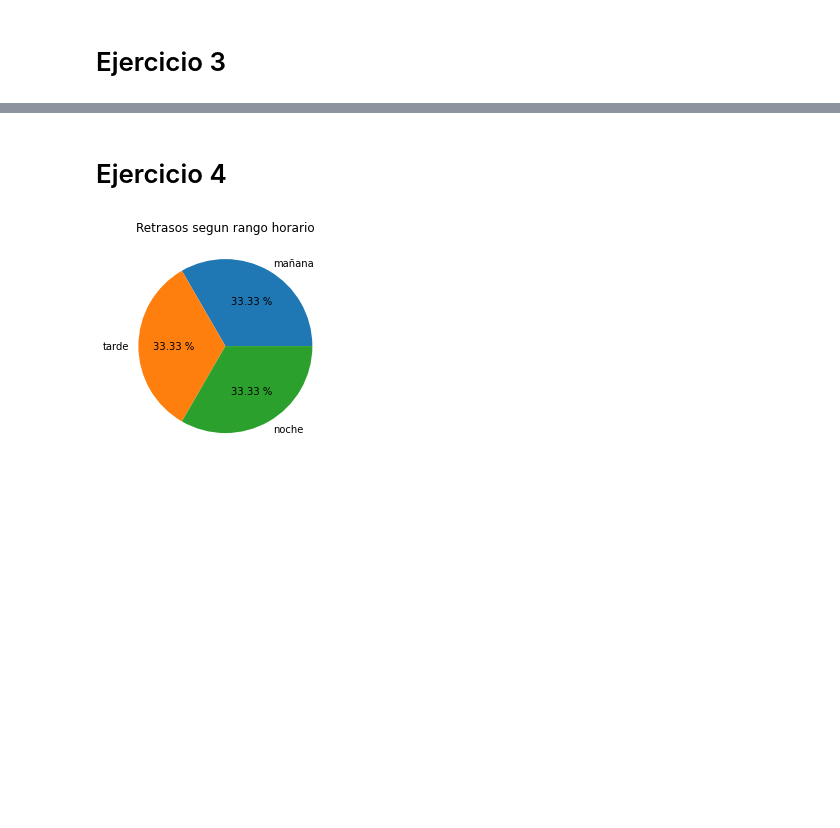
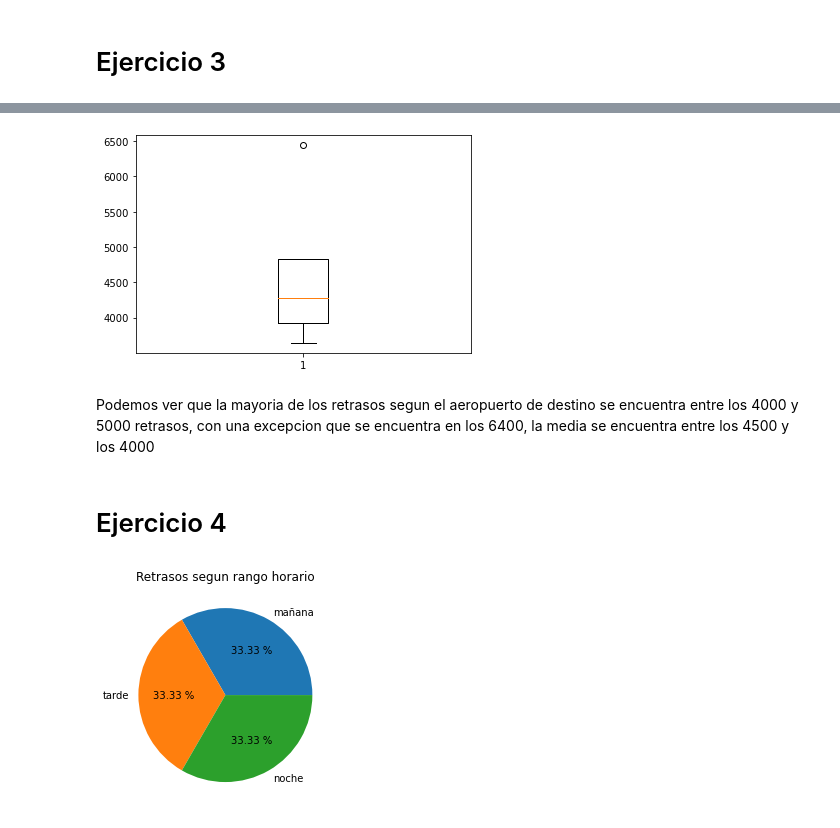
Before and after one commit to roig7/Practicamining1, a Jupyter notebook: LAB01-GRUPORoigChavarri/Practica2Vuelos.ipynb, the cells around one changed output, grey strips where cells are left out. Cells and saved outputs as stored; diff of their text form; code cells hidden in the pictures; blank space fills up the shorter version.

```diff
--- a/LAB01-GRUPORoigChavarri/Practica2Vuelos.ipynb
+++ b/LAB01-GRUPORoigChavarri/Practica2Vuelos.ipynb
@@ -182,0 +182,8 @@ plt.show()
+# %%
+#Sumamos la columna ARR_DEL15 segun el aeropuerto de destino
+#Sumando esta columna obtenemos el numero de veces que el aeropuerto de destino ha tenido retrasos
+retrasos_destino= data.groupby(['DEST_AIRPORT_ID']).agg(SUM=('ARR_DEL15', 'sum'))
+retrasos_destino=pd.DataFrame(retrasos_destino)
+#5 aeropuertos con mas retrasos
+var_destino=retrasos_destino.nlargest(5, 'SUM')
+var_destino
@@ -183,3 +198,12 @@ plt.show()
+# %%
+#Usa los diagramas de cajas donde cada uno de los 5 aeropuertos de destino con mas retrasos.
+x=var_destino['SUM']
+plt.boxplot(x)
+plt.show()
+# %% [output]
+[figure, added]
+# %% [markdown]
+Podemos ver que la mayoria de los retrasos segun el aeropuerto de destino se encuentra entre los 4000 y 5000 retrasos, con una excepcion que se encuentra en los 6400, la media se encuentra entre los 4500 y los 4000
 # %% [markdown]
 # Ejercicio 4
 # %%
```
Also changed, not shown: parts of 12 cells of this notebook.
